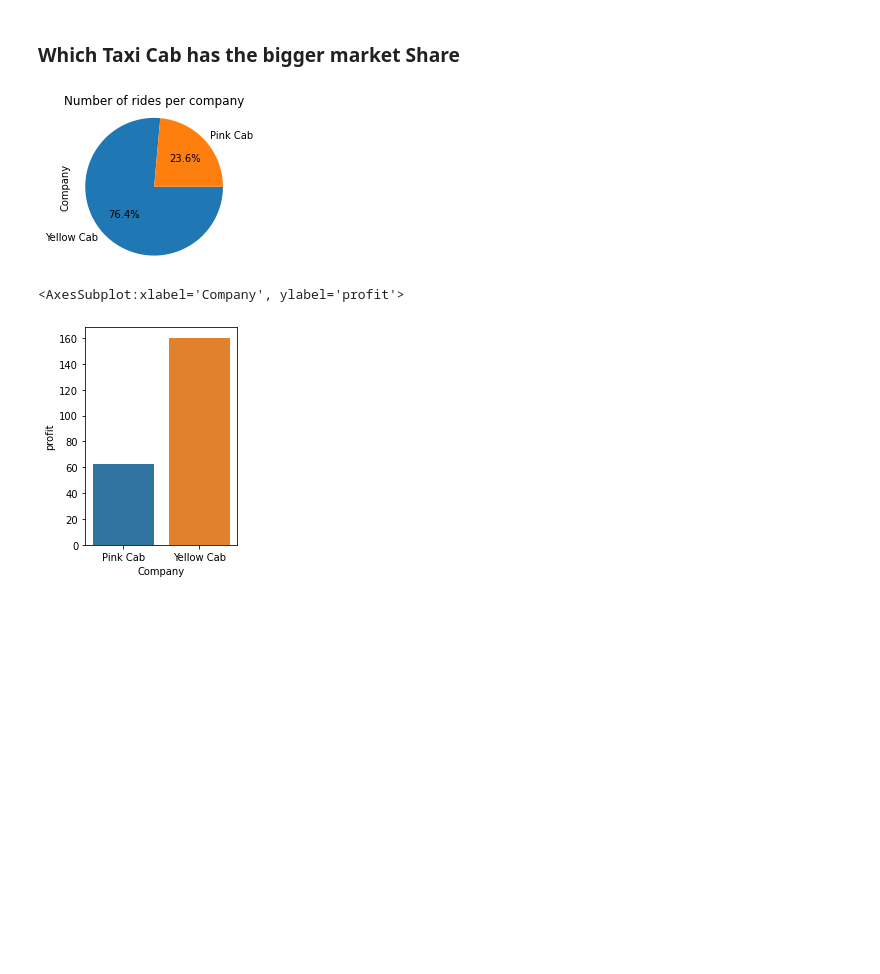
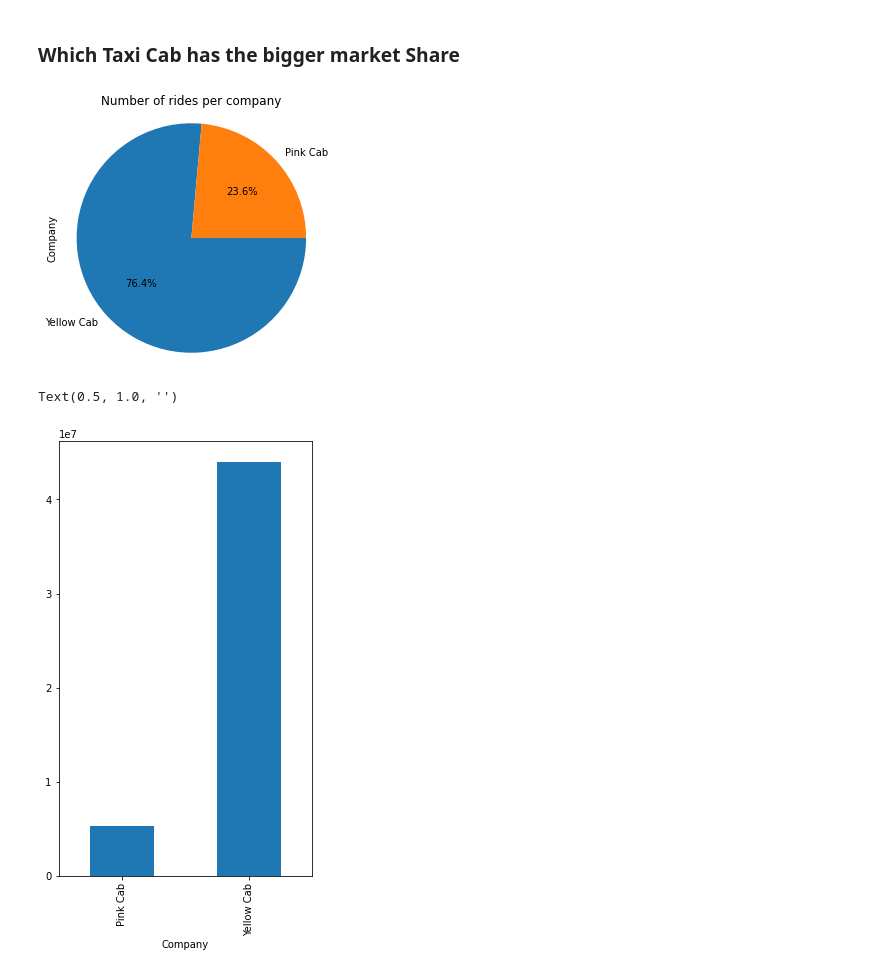
Before and after one commit to Jaeljane/Cab-Insight, a Jupyter notebook: Exploratory data analysis (Cab).ipynb, the cells around one changed output. Saved outputs shown, nothing was run; the diff lists cells and outputs as text; code cells hidden in the pictures; blank space fills up the shorter version.

```diff
--- a/Exploratory data analysis (Cab).ipynb
+++ b/Exploratory data analysis (Cab).ipynb
@@ -65,17 +65,21 @@ sns.histplot(data=df , x='profit/km' , hue="Company");
 ### Which Taxi Cab has the bigger market Share
 # %%
 labels=['Pink Cab', 'Yellow Cab']
+plt.figure(figsize=[10, 8])
 
 plt.subplot(1, 2, 1)
 company = df['Company'].value_counts()
 company.plot(kind='pie', autopct='%1.1f%%', counterclock = False)
 plt.axis('square')
 plt.title('Number of rides per company')
 plt.show()
 
 plt.subplot(1, 2, 2)
-sns.barplot(data=df, x='Company', y='profit', ci=None)
+ax=df.groupby('Company')['profit'].sum()
+ax.plot(figsize=(10,8), kind='bar')
+#sns.barplot(data=df, x='Company', y='profit', ci=None)
+plt.title('')
 # %% [output]
-[figure, old version]
+[figure, new version]
-<AxesSubplot:xlabel='Company', ylabel='profit'>
+Text(0.5, 1.0, '')
-[figure, old version]
+[figure, new version]
```
Also changed, not shown: parts of 10 cells of this notebook.
